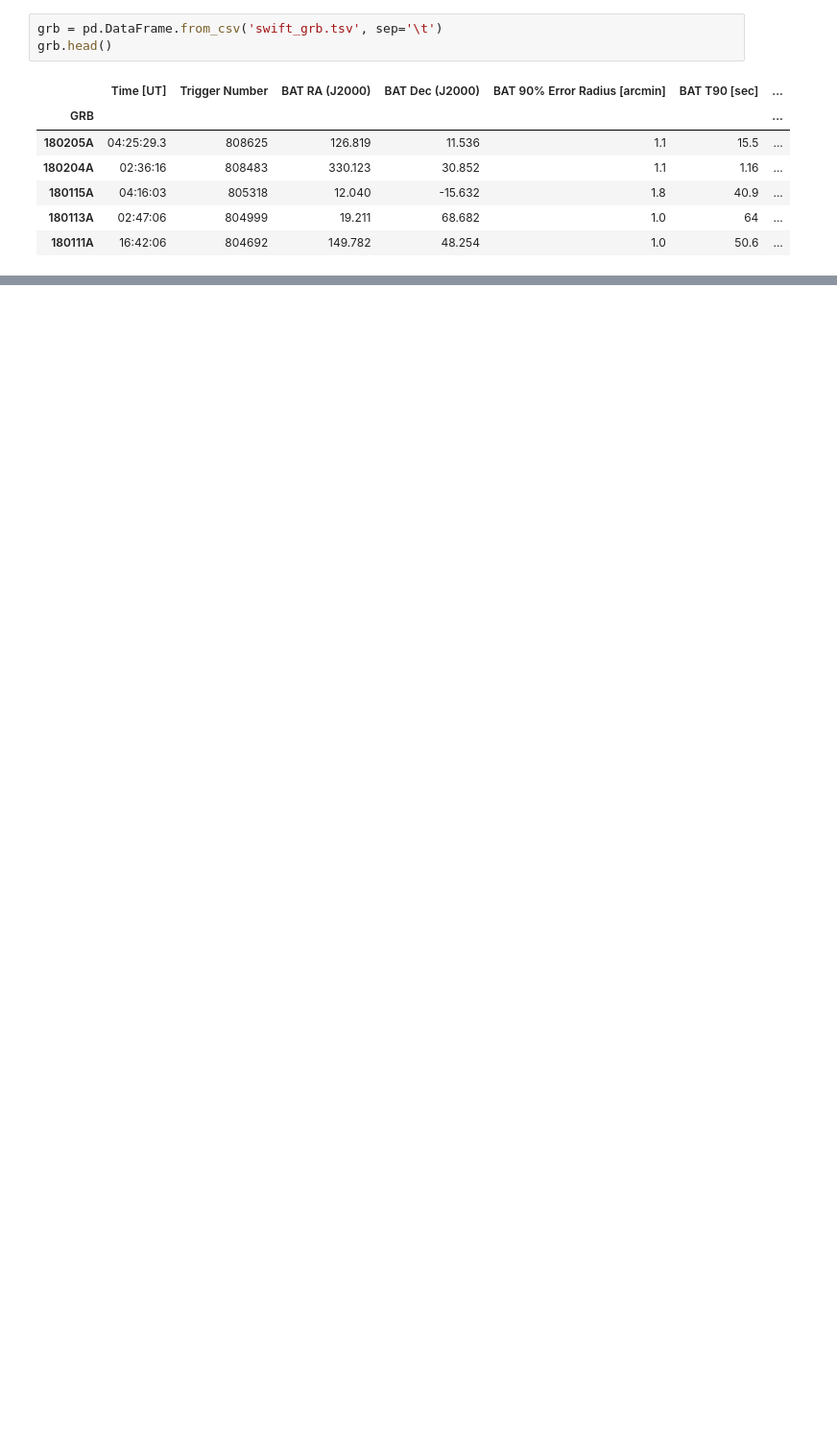
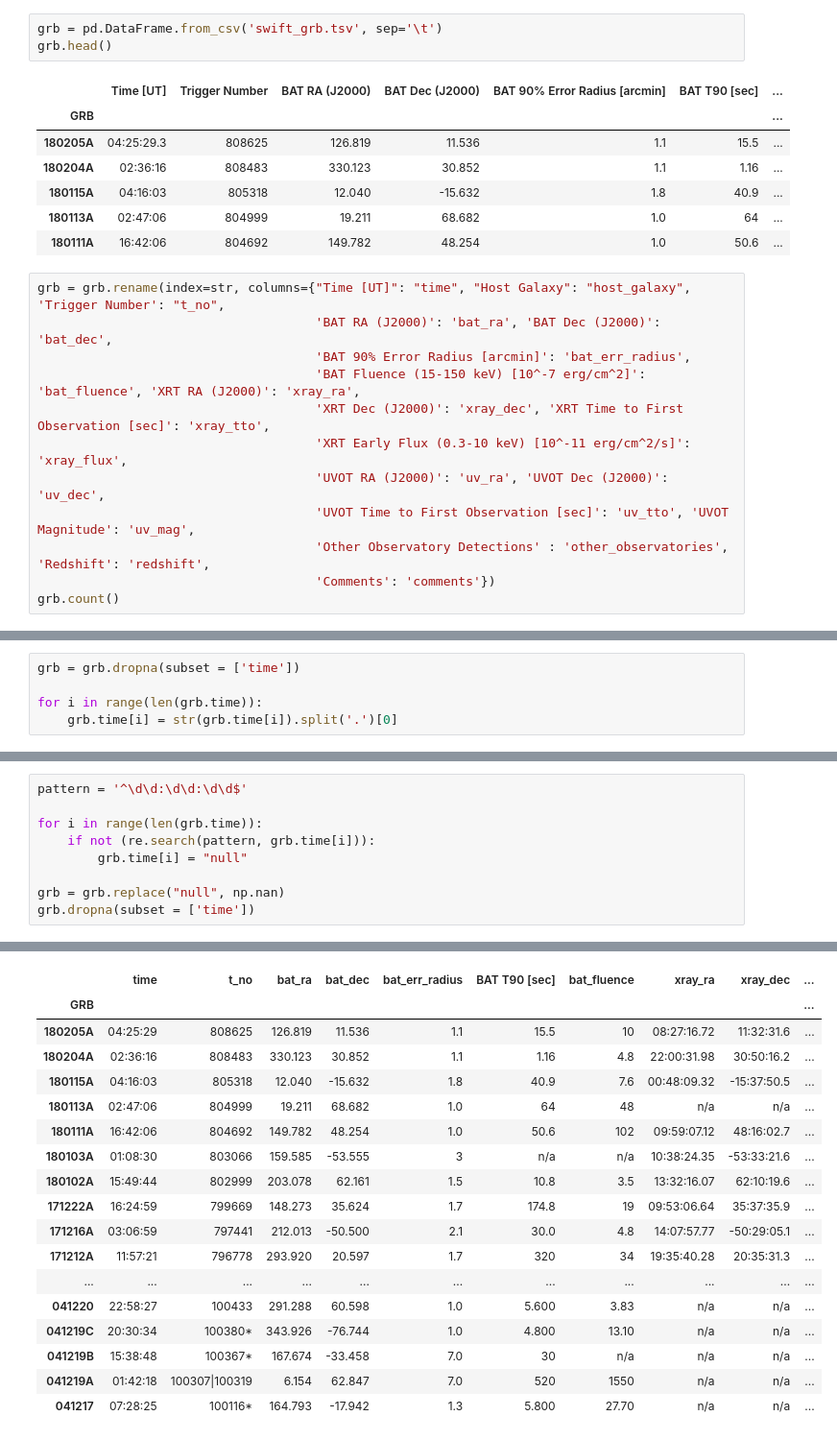
Before and after one commit to payals/swift_grb_analysis, a Jupyter notebook: swift_grb_analysis.ipynb, the cells around one changed output, grey strips where cells are left out. Shown at 96% size. Cells and saved outputs as stored; diff of their text form; blank space fills up the shorter version.

```diff
--- a/swift_grb_analysis.ipynb
+++ b/swift_grb_analysis.ipynb
@@ -12,3 +14,15 @@ grb.head()
 | 180115A | 04:16:03 | 805318 | 12.040 | -15.632 | 1.8 | 40.9 | ... |
 | 180113A | 02:47:06 | 804999 | 19.211 | 68.682 | 1.0 | 64 | ... |
 | 180111A | 16:42:06 | 804692 | 149.782 | 48.254 | 1.0 | 50.6 | ... |
+# %%
+grb = grb.rename(index=str, columns={"Time [UT]": "time", "Host Galaxy": "host_galaxy", 'Trigger Number': "t_no",
+                                     'BAT RA (J2000)': 'bat_ra', 'BAT Dec (J2000)': 'bat_dec',
+                                     'BAT 90% Error Radius [arcmin]': 'bat_err_radius',
+                                     'BAT Fluence (15-150 keV) [10^-7 erg/cm^2]': 'bat_fluence', 'XRT RA (J2000)': 'xray_ra',
+                                     'XRT Dec (J2000)': 'xray_dec', 'XRT Time to First Observation [sec]': 'xray_tto',
+                                     'XRT Early Flux (0.3-10 keV) [10^-11 erg/cm^2/s]': 'xray_flux',
+                                     'UVOT RA (J2000)': 'uv_ra', 'UVOT Dec (J2000)': 'uv_dec',
+                                     'UVOT Time to First Observation [sec]': 'uv_tto', 'UVOT Magnitude': 'uv_mag',
+                                     'Other Observatory Detections' : 'other_observatories', 'Redshift': 'redshift',
+                                     'Comments': 'comments'})
+grb.count()
@@ -14,0 +47,5 @@ grb.head()
+# %%
+grb = grb.dropna(subset = ['time'])
+
+for i in range(len(grb.time)):
+    grb.time[i] = str(grb.time[i]).split('.')[0]
@@ -14,0 +57,10 @@ grb.head()
+# %%
+pattern = '^\d\d:\d\d:\d\d$'
+
+for i in range(len(grb.time)):
+    if not (re.search(pattern, grb.time[i])):
+        grb.time[i] = "null"
+
+grb = grb.replace("null", np.nan)
+grb.dropna(subset = ['time'])
+# %% [output]
@@ -14,0 +71,18 @@ grb.head()
+|  | time | t_no | bat_ra | bat_dec | bat_err_radius | BAT T90 [sec] | bat_fluence | xray_ra | xray_dec | ... |
+| GRB |  |  |  |  |  |  |  |  |  | ... |
+| 180205A | 04:25:29 | 808625 | 126.819 | 11.536 | 1.1 | 15.5 | 10 | 08:27:16.72 | 11:32:31.6 | ... |
+| 180204A | 02:36:16 | 808483 | 330.123 | 30.852 | 1.1 | 1.16 | 4.8 | 22:00:31.98 | 30:50:16.2 | ... |
+| 180115A | 04:16:03 | 805318 | 12.040 | -15.632 | 1.8 | 40.9 | 7.6 | 00:48:09.32 | -15:37:50.5 | ... |
+| 180113A | 02:47:06 | 804999 | 19.211 | 68.682 | 1.0 | 64 | 48 | n/a | n/a | ... |
+| 180111A | 16:42:06 | 804692 | 149.782 | 48.254 | 1.0 | 50.6 | 102 | 09:59:07.12 | 48:16:02.7 | ... |
+| 180103A | 01:08:30 | 803066 | 159.585 | -53.555 | 3 | n/a | n/a | 10:38:24.35 | -53:33:21.6 | ... |
+| 180102A | 15:49:44 | 802999 | 203.078 | 62.161 | 1.5 | 10.8 | 3.5 | 13:32:16.07 | 62:10:19.6 | ... |
+| 171222A | 16:24:59 | 799669 | 148.273 | 35.624 | 1.7 | 174.8 | 19 | 09:53:06.64 | 35:37:35.9 | ... |
+| 171216A | 03:06:59 | 797441 | 212.013 | -50.500 | 2.1 | 30.0 | 4.8 | 14:07:57.77 | -50:29:05.1 | ... |
+| 171212A | 11:57:21 | 796778 | 293.920 | 20.597 | 1.7 | 320 | 34 | 19:35:40.28 | 20:35:31.3 | ... |
+| ... | ... | ... | ... | ... | ... | ... | ... | ... | ... | ... |
+| 041220 | 22:58:27 | 100433 | 291.288 | 60.598 | 1.0 | 5.600 | 3.83 | n/a | n/a | ... |
+| 041219C | 20:30:34 | 100380* | 343.926 | -76.744 | 1.0 | 4.800 | 13.10 | n/a | n/a | ... |
+| 041219B | 15:38:48 | 100367* | 167.674 | -33.458 | 7.0 | 30 | n/a | n/a | n/a | ... |
+| 041219A | 01:42:18 | 100307|100319 | 6.154 | 62.847 | 7.0 | 520 | 1550 | n/a | n/a | ... |
+| 041217 | 07:28:25 | 100116* | 164.793 | -17.942 | 1.3 | 5.800 | 27.70 | n/a | n/a | ... |
```
Also changed, not shown: parts of 11 cells of this notebook.
